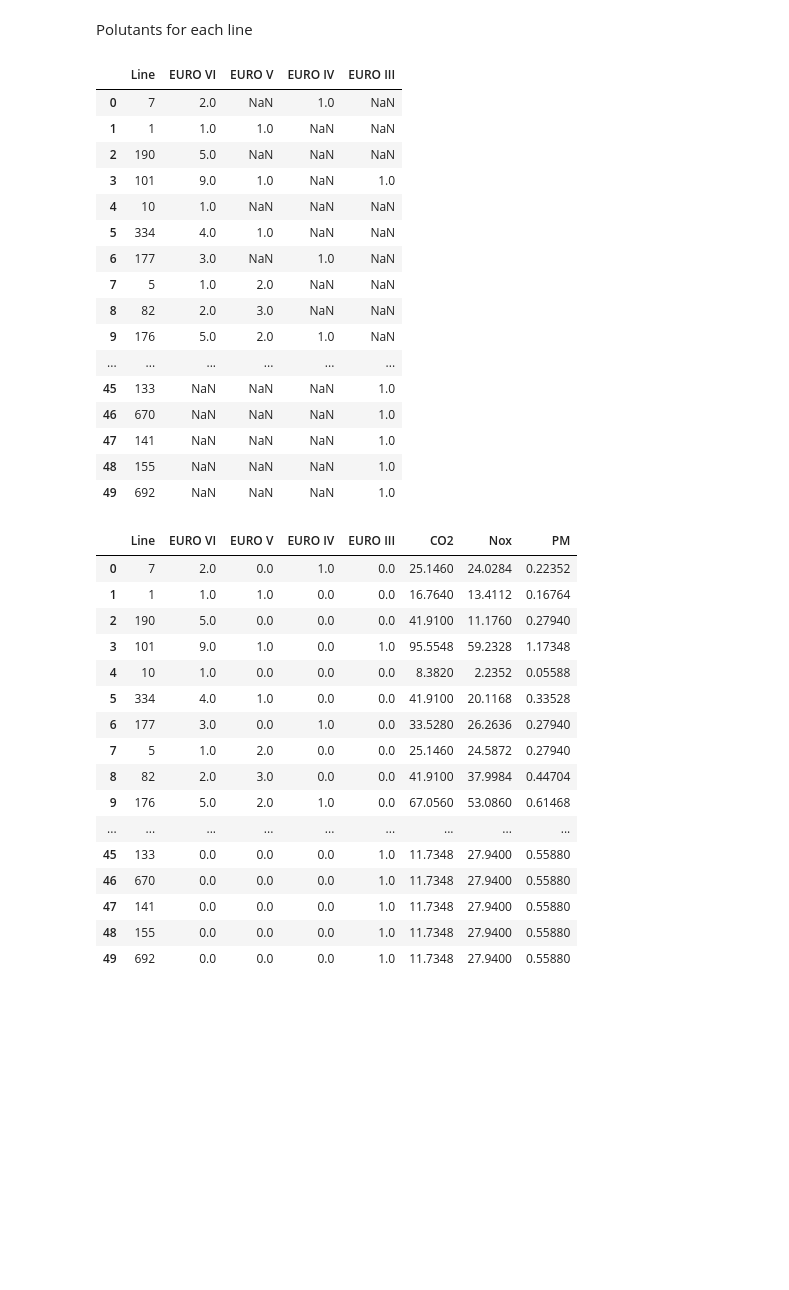
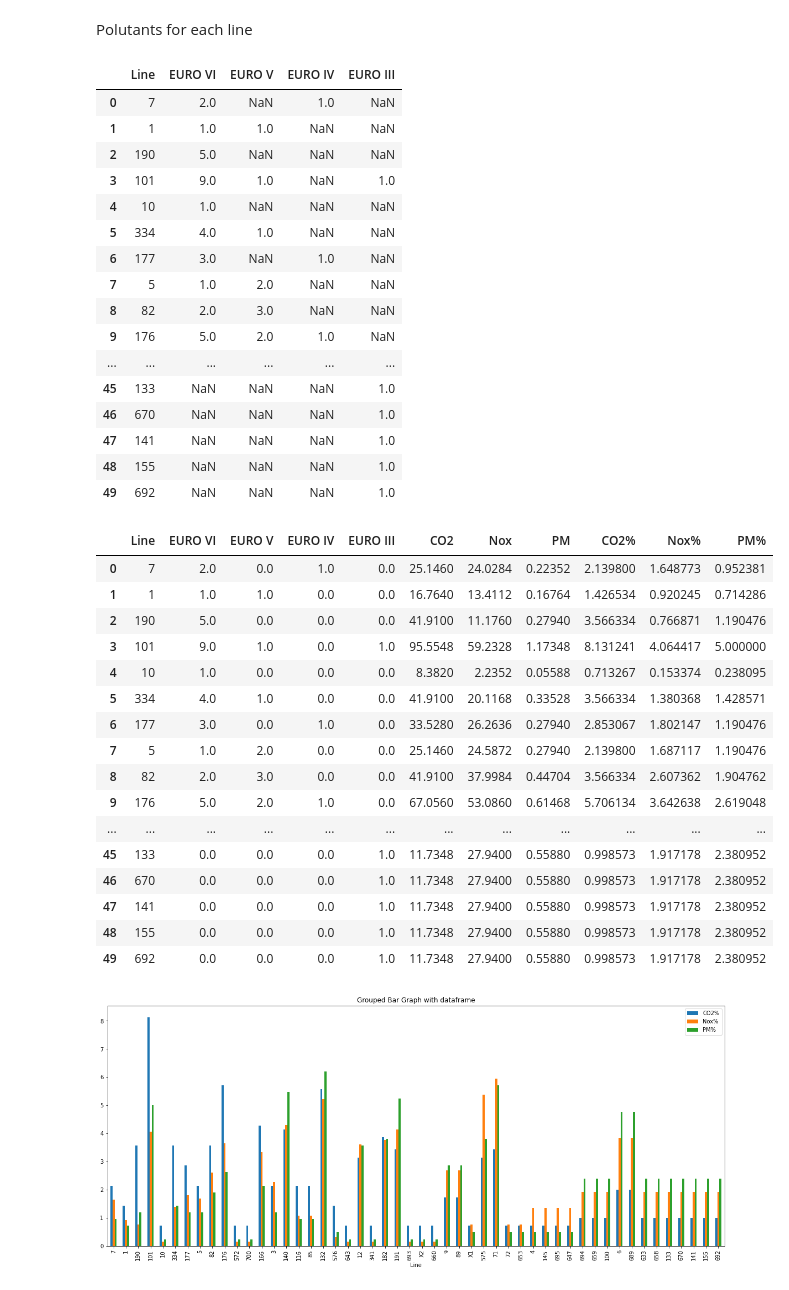
Before and after one commit to JackSandford/ECK, a Jupyter notebook: Self_data_project.ipynb, the cells around one changed output. Saved outputs shown, nothing was run; the diff lists cells and outputs as text; code cells hidden in the pictures; blank space fills up the shorter version.

```diff
--- a/Self_data_project.ipynb
+++ b/Self_data_project.ipynb
@@ -216,47 +216,67 @@ emissions_data = [
     {"Standard":"EURO VI","CO2":1.5,"Nox":0.4,"PM":0.01}
 ]
 def line_emissions_table():
   per5min = 5.08 * 13.2 * 0.0833333333
   line_emissions = bartable.fillna(0)
   #line_emissions['Line'] = bartable['Line']
   line_emissions['CO2'] = per5min * ((line_emissions['EURO VI'].astype(float) * emissions_data[3]['CO2']) + (line_emissions['EURO V'].astype(float) * emissions_data[2]['CO2']) + (line_emissions['EURO IV'].astype(float) * emissions_data[1]['CO2']) + (line_emissions['EURO III'].astype(float) * emissions_data[0]['CO2']))
   line_emissions['Nox'] = per5min * ((line_emissions['EURO VI'].astype(float) * emissions_data[3]['Nox']) + (line_emissions['EURO V'].astype(float) * emissions_data[2]['Nox']) + (line_emissions['EURO IV'].astype(float) * emissions_data[1]['Nox']) + (line_emissions['EURO III'].astype(float) * emissions_data[0]['Nox']))
   line_emissions['PM'] = per5min * ((line_emissions['EURO VI'].astype(float) * emissions_data[3]['PM']) + (line_emissions['EURO V'].astype(float) * emissions_data[2]['PM']) + (line_emissions['EURO IV'].astype(float) * emissions_data[1]['PM']) + (line_emissions['EURO III'].astype(float) * emissions_data[0]['PM']))
+  CO2sum = line_emissions['CO2'].sum()
+  Noxsum = line_emissions['Nox'].sum()
+  PMsum = line_emissions['PM'].sum()
+  line_emissions['CO2%'] = (line_emissions['CO2'] / CO2sum) * 100
+  line_emissions['Nox%'] = (line_emissions['Nox'] / Noxsum) * 100
+  line_emissions['PM%'] = (line_emissions['PM'] / PMsum) * 100
+  line_emissions_plot = pd.DataFrame()
+  line_emissions_plot['Line'] = line_emissions['Line']
+  line_emissions_plot['CO2%'] = line_emissions['CO2%']
+  line_emissions_plot['Nox%'] = line_emissions['Nox%']
+  line_emissions_plot['PM%'] = line_emissions['PM%']
+  line_emissions_plot.plot(x='Line',
+        kind='bar',
+        stacked=False,
+        title='Grouped Bar Graph with dataframe',
+        figsize = (20,8))
+  # emissionsplot = line_emissions.plot(kind='bar', x='Line', rot=0)
+  # for group in emissionsplot.containers:
+  #   emissionsplot.bar_label(group, fmt='%.1f', label_type='edge')
   display(line_emissions)
 
 line_emissions_table()
 # %% [output]
 |  | Line | EURO VI | EURO V | EURO IV | EURO III |
 | 0 | 7 | 2.0 | NaN | 1.0 | NaN |
 | 1 | 1 | 1.0 | 1.0 | NaN | NaN |
 | 2 | 190 | 5.0 | NaN | NaN | NaN |
 | 3 | 101 | 9.0 | 1.0 | NaN | 1.0 |
 | 4 | 10 | 1.0 | NaN | NaN | NaN |
 | 5 | 334 | 4.0 | 1.0 | NaN | NaN |
 | 6 | 177 | 3.0 | NaN | 1.0 | NaN |
 | 7 | 5 | 1.0 | 2.0 | NaN | NaN |
 | 8 | 82 | 2.0 | 3.0 | NaN | NaN |
 | 9 | 176 | 5.0 | 2.0 | 1.0 | NaN |
 | ... | ... | ... | ... | ... | ... |
 | 45 | 133 | NaN | NaN | NaN | 1.0 |
 | 46 | 670 | NaN | NaN | NaN | 1.0 |
 | 47 | 141 | NaN | NaN | NaN | 1.0 |
 | 48 | 155 | NaN | NaN | NaN | 1.0 |
 | 49 | 692 | NaN | NaN | NaN | 1.0 |
-|  | Line | EURO VI | EURO V | EURO IV | EURO III | CO2 | Nox | PM |
-| 0 | 7 | 2.0 | 0.0 | 1.0 | 0.0 | 25.1460 | 24.0284 | 0.22352 |
-| 1 | 1 | 1.0 | 1.0 | 0.0 | 0.0 | 16.7640 | 13.4112 | 0.16764 |
-| 2 | 190 | 5.0 | 0.0 | 0.0 | 0.0 | 41.9100 | 11.1760 | 0.27940 |
-| 3 | 101 | 9.0 | 1.0 | 0.0 | 1.0 | 95.5548 | 59.2328 | 1.17348 |
-| 4 | 10 | 1.0 | 0.0 | 0.0 | 0.0 | 8.3820 | 2.2352 | 0.05588 |
-| 5 | 334 | 4.0 | 1.0 | 0.0 | 0.0 | 41.9100 | 20.1168 | 0.33528 |
-| 6 | 177 | 3.0 | 0.0 | 1.0 | 0.0 | 33.5280 | 26.2636 | 0.27940 |
-| 7 | 5 | 1.0 | 2.0 | 0.0 | 0.0 | 25.1460 | 24.5872 | 0.27940 |
-| 8 | 82 | 2.0 | 3.0 | 0.0 | 0.0 | 41.9100 | 37.9984 | 0.44704 |
-| 9 | 176 | 5.0 | 2.0 | 1.0 | 0.0 | 67.0560 | 53.0860 | 0.61468 |
-| ... | ... | ... | ... | ... | ... | ... | ... | ... |
-| 45 | 133 | 0.0 | 0.0 | 0.0 | 1.0 | 11.7348 | 27.9400 | 0.55880 |
-| 46 | 670 | 0.0 | 0.0 | 0.0 | 1.0 | 11.7348 | 27.9400 | 0.55880 |
-| 47 | 141 | 0.0 | 0.0 | 0.0 | 1.0 | 11.7348 | 27.9400 | 0.55880 |
-| 48 | 155 | 0.0 | 0.0 | 0.0 | 1.0 | 11.7348 | 27.9400 | 0.55880 |
-| 49 | 692 | 0.0 | 0.0 | 0.0 | 1.0 | 11.7348 | 27.9400 | 0.55880 |
+|  | Line | EURO VI | EURO V | EURO IV | EURO III | CO2 | Nox | PM | CO2% | Nox% | PM% |
+| 0 | 7 | 2.0 | 0.0 | 1.0 | 0.0 | 25.1460 | 24.0284 | 0.22352 | 2.139800 | 1.648773 | 0.952381 |
+| 1 | 1 | 1.0 | 1.0 | 0.0 | 0.0 | 16.7640 | 13.4112 | 0.16764 | 1.426534 | 0.920245 | 0.714286 |
+| 2 | 190 | 5.0 | 0.0 | 0.0 | 0.0 | 41.9100 | 11.1760 | 0.27940 | 3.566334 | 0.766871 | 1.190476 |
+| 3 | 101 | 9.0 | 1.0 | 0.0 | 1.0 | 95.5548 | 59.2328 | 1.17348 | 8.131241 | 4.064417 | 5.000000 |
+| 4 | 10 | 1.0 | 0.0 | 0.0 | 0.0 | 8.3820 | 2.2352 | 0.05588 | 0.713267 | 0.153374 | 0.238095 |
+| 5 | 334 | 4.0 | 1.0 | 0.0 | 0.0 | 41.9100 | 20.1168 | 0.33528 | 3.566334 | 1.380368 | 1.428571 |
+| 6 | 177 | 3.0 | 0.0 | 1.0 | 0.0 | 33.5280 | 26.2636 | 0.27940 | 2.853067 | 1.802147 | 1.190476 |
+| 7 | 5 | 1.0 | 2.0 | 0.0 | 0.0 | 25.1460 | 24.5872 | 0.27940 | 2.139800 | 1.687117 | 1.190476 |
+| 8 | 82 | 2.0 | 3.0 | 0.0 | 0.0 | 41.9100 | 37.9984 | 0.44704 | 3.566334 | 2.607362 | 1.904762 |
+| 9 | 176 | 5.0 | 2.0 | 1.0 | 0.0 | 67.0560 | 53.0860 | 0.61468 | 5.706134 | 3.642638 | 2.619048 |
+| ... | ... | ... | ... | ... | ... | ... | ... | ... | ... | ... | ... |
+| 45 | 133 | 0.0 | 0.0 | 0.0 | 1.0 | 11.7348 | 27.9400 | 0.55880 | 0.998573 | 1.917178 | 2.380952 |
+| 46 | 670 | 0.0 | 0.0 | 0.0 | 1.0 | 11.7348 | 27.9400 | 0.55880 | 0.998573 | 1.917178 | 2.380952 |
+| 47 | 141 | 0.0 | 0.0 | 0.0 | 1.0 | 11.7348 | 27.9400 | 0.55880 | 0.998573 | 1.917178 | 2.380952 |
+| 48 | 155 | 0.0 | 0.0 | 0.0 | 1.0 | 11.7348 | 27.9400 | 0.55880 | 0.998573 | 1.917178 | 2.380952 |
+| 49 | 692 | 0.0 | 0.0 | 0.0 | 1.0 | 11.7348 | 27.9400 | 0.55880 | 0.998573 | 1.917178 | 2.380952 |
+[figure, added]
```
